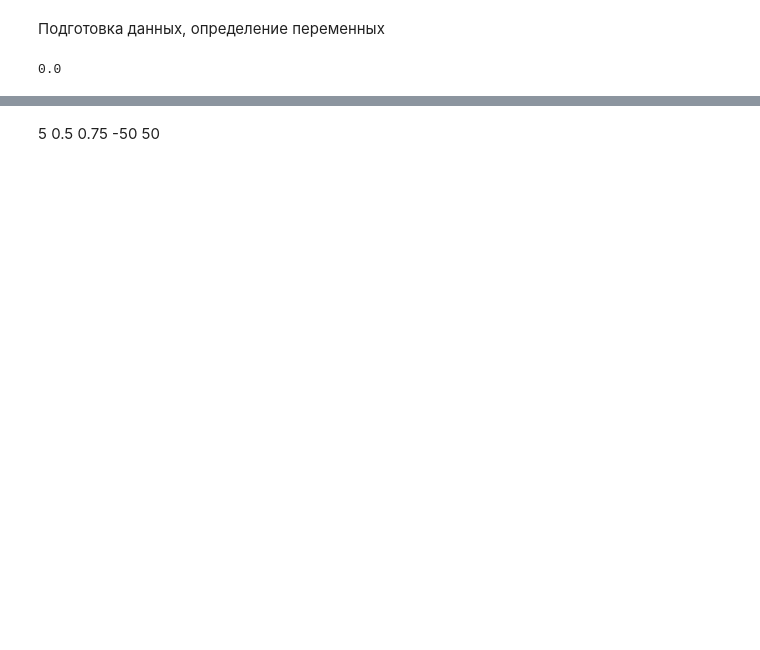
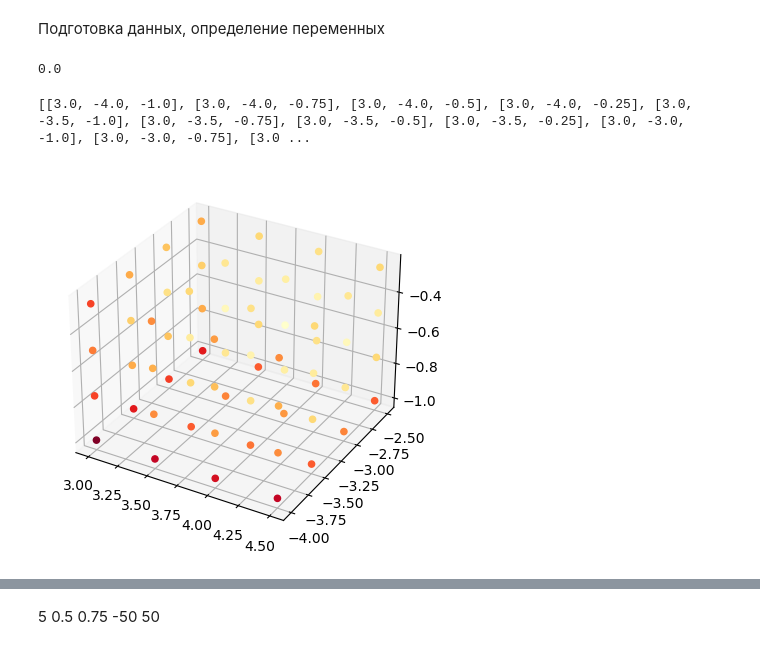
Before and after one commit to Dmitrij-Solovjev01/Genetic-Algorithm, a Jupyter notebook: Genetic_alg.ipynb, the cells around one changed output, grey strips where cells are left out. Saved outputs shown, nothing was run; the diff lists cells and outputs as text; code cells hidden in the pictures; blank space fills up the shorter version.

```diff
--- a/Genetic_alg.ipynb
+++ b/Genetic_alg.ipynb
@@ -24,6 +24,44 @@ def y(x1, x2, x3): # исходная функция
 y(4, -3, -0.5)
 # %% [output]
 0.0
+# %%
+# Python-matplotlib Commands
+from mpl_toolkits.mplot3d import Axes3D
+from matplotlib import cm
+import matplotlib.pyplot as plt
+import numpy as np
+
+fig = plt.figure()
+ax = fig.gca(projection='3d')
+my_X =[]
+my_Y = []
+for x1 in np.arange(3, 5, 0.5):
+    for x2 in np.arange(-4, -2, 0.5):
+        for x3 in np.arange(-1, 0, 0.25):
+            my_X.append([x1,x2,x3])
+            my_Y.append(y(x1,x2,x3))
+print(my_X)
+
+#X1 = np.arange(-5, 5, .25)
+#X2 = np.arange(-5, 5, .25)
+#X3 = np.arange(-5, 5, .25)
+#Y = y(X1, X2, X3)
+#print(Y)
+#X, Y = np.meshgrid(X, Y)
+#R = np.sqrt(X**2 + Y**2)
+#Z = np.sin(R)
+#Gx, Gy = np.gradient(Z) # gradients with respect to x and y
+#G = (Gx**2+Gy**2)**.5  # gradient magnitude
+#N = Y/Y.max()  # normalize 0..1
+my_X_T = np.array(my_X).T
+#print(my_points_T)
+img = ax.scatter(my_X_T[0], my_X_T[1], my_X_T[2], c=my_Y, cmap='YlOrRd', alpha=1)
+
+
+plt.show()
+# %% [output]
+[[3.0, -4.0, -1.0], [3.0, -4.0, -0.75], [3.0, -4.0, -0.5], [3.0, -4.0, -0.25], [3.0, -3.5, -1.0], [3.0, -3.5, -0.75], [3.0, -3.5, -0.5], [3.0, -3.5, -0.25], [3.0, -3.0, -1.0], [3.0, -3.0, -0.75], [3.0 ...
+[figure, added]
 # %%
 # Генерация начальной популяции
 def population_generate(XArr, num, MinVal_, MaxVal_):
```
Also changed, not shown: parts of 14 cells of this notebook.
